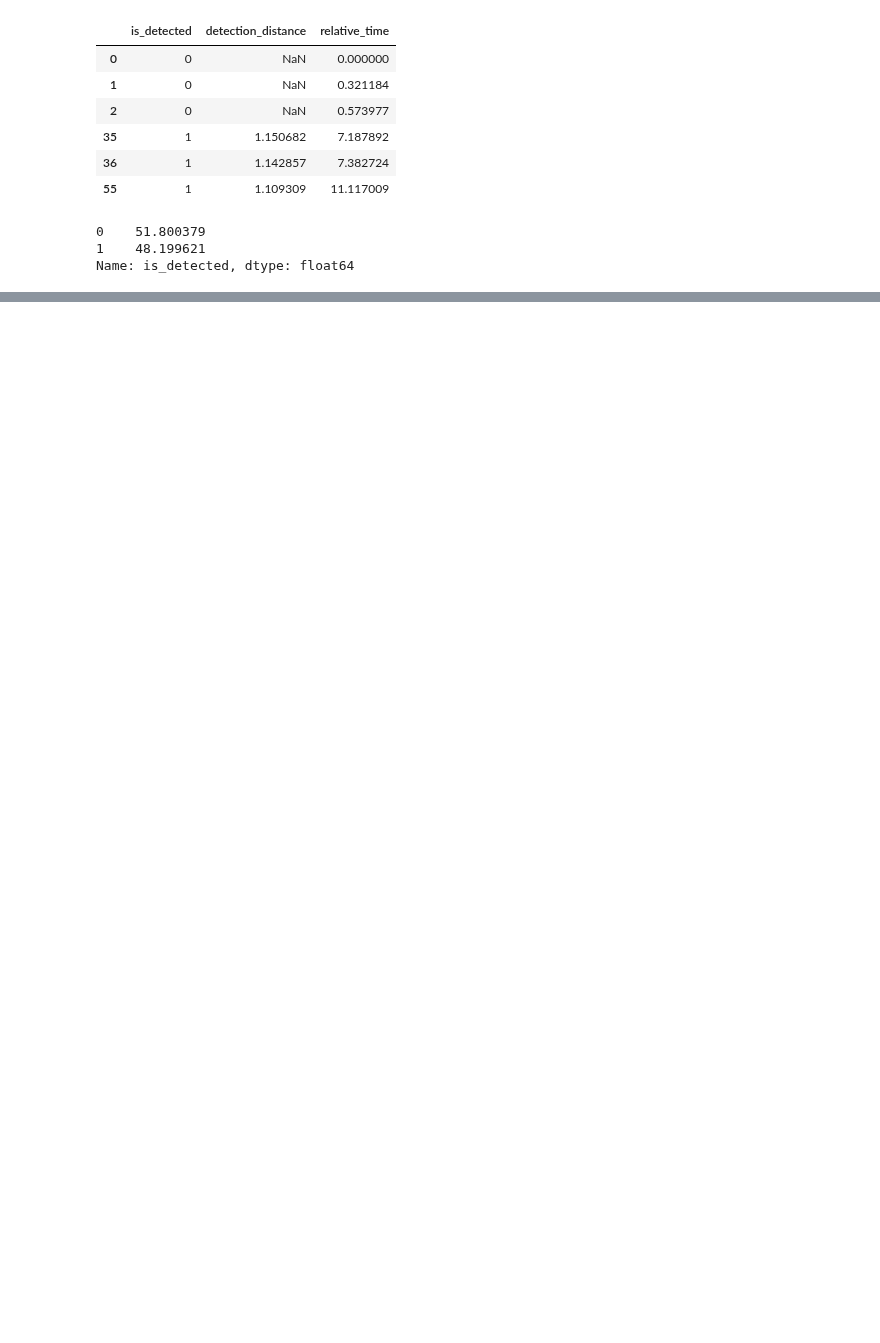
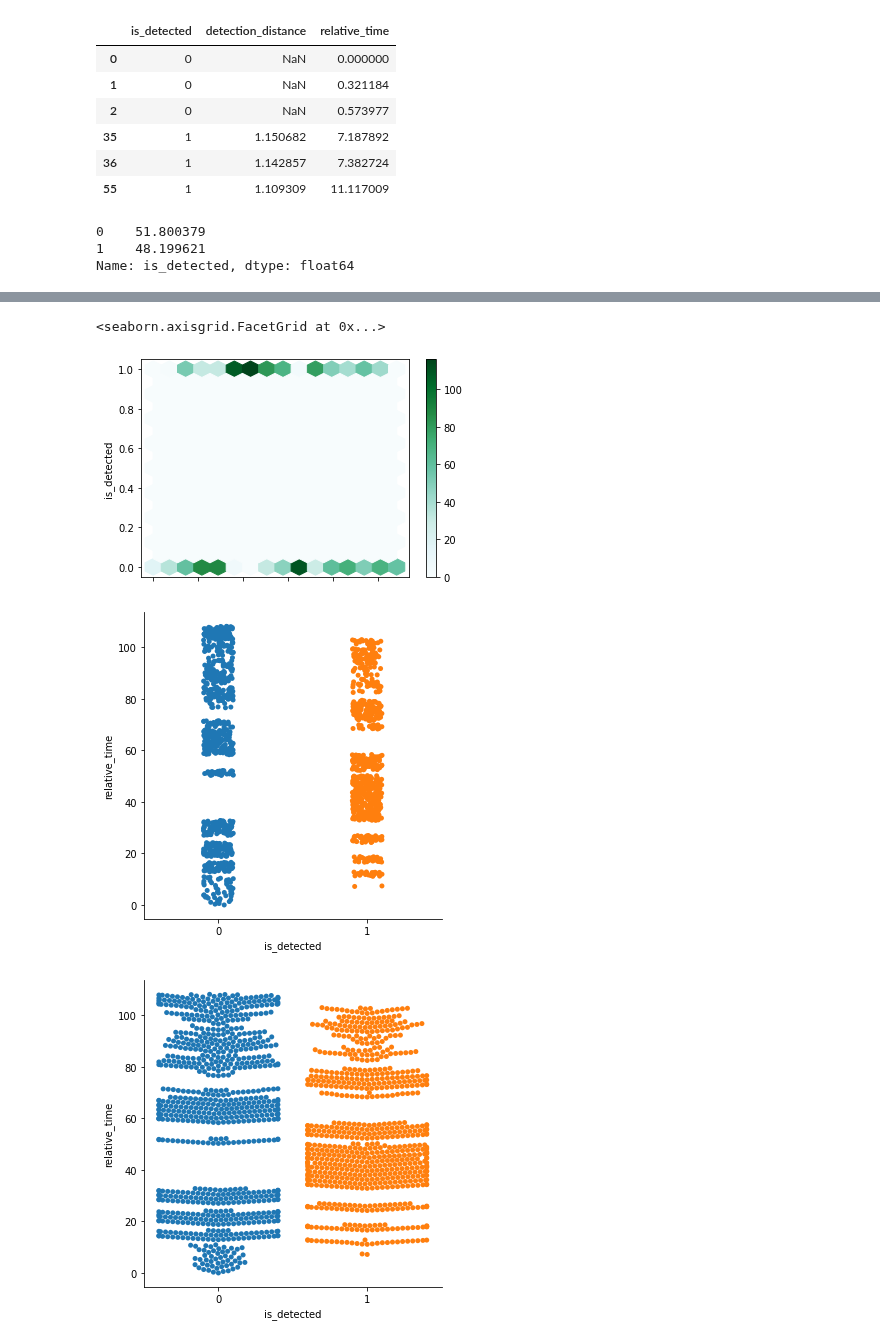
Before and after one commit to hakanErgin/apriltag_test_bench, a Jupyter notebook: test_pipeline/scripts/dynamic_tests/linear_velocity/x_translation.ipynb, the cells around one changed output, grey strips where cells are left out. Cells and saved outputs as stored; diff of their text form; code cells hidden in the pictures; blank space fills up the shorter version.

```diff
--- a/test_pipeline/scripts/dynamic_tests/linear_velocity/x_translation.ipynb
+++ b/test_pipeline/scripts/dynamic_tests/linear_velocity/x_translation.ipynb
@@ -58,0 +72,13 @@ df.reset_index().plot.hexbin(x="relative_time", y=target, gridsize=15)
+# %%
+df.plot.hexbin(x="relative_time", y=target, gridsize=15)
+sns.catplot(x=target, y='relative_time', data=df)
+sns.catplot(x=target, y='relative_time', data=df, kind="swarm")
+
+# creating a dummy column for plotting both classes together
+df.loc[:,'all'] = 'all'
+sns.catplot(x='all', y='relative_time', data=df, hue=target, kind="swarm")
+# %% [output]
+<seaborn.axisgrid.FacetGrid at 0x...>
+[figure, added]
+[figure, added]
+[figure, added]
```
Also changed, not shown: parts of 6 cells of this notebook.
